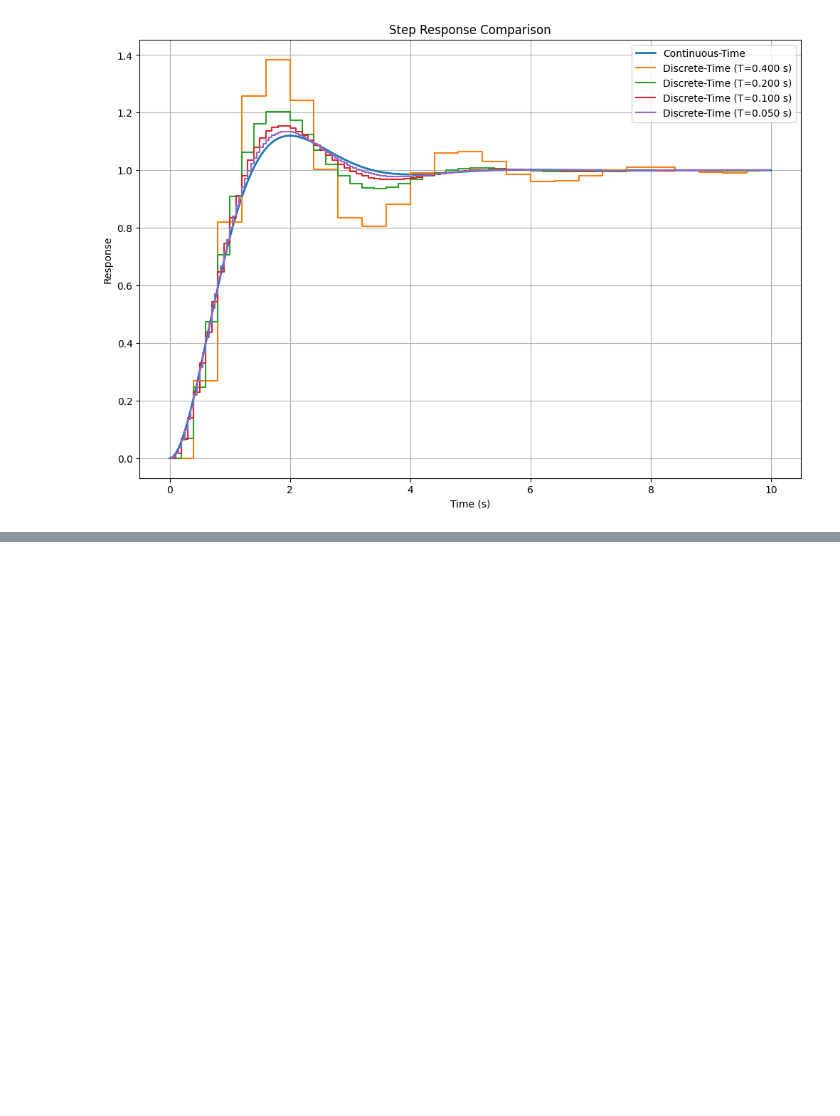
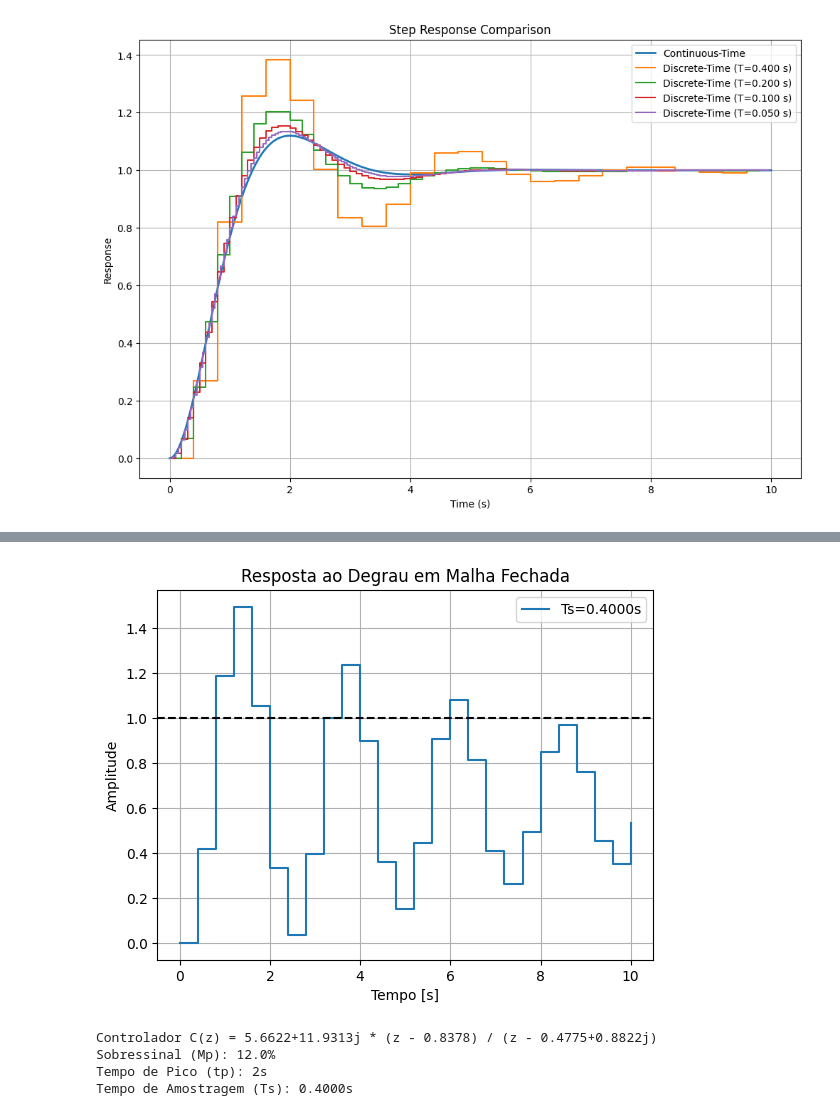
Before and after one commit to gianvstheworld/digital_control, a Jupyter notebook: frequency_controlers/controllers_1.ipynb, the cells around one changed output, grey strips where cells are left out. Cells and saved outputs as stored; diff of their text form; code cells hidden in the pictures; blank space fills up the shorter version.

```diff
--- a/frequency_controlers/controllers.ipynb
+++ b/frequency_controlers/controllers_1.ipynb
@@ -684,0 +868,28 @@ SteadyStateValue: 0.9999242891031912
+# %%
+# Simular a resposta ao degrau
+t = np.arange(0, 10 + Ts, Ts)
+tout, yout = dstep(Gfd, t=t)
+yout = np.squeeze(yout)
+
+# Plotar a resposta ao degrau
+plt.figure()
+plt.step(tout, yout, where='post', label=f'Ts={Ts:.4f}s')
+plt.axhline(1, color='black', linestyle='--')
+plt.title('Resposta ao Degrau em Malha Fechada')
+plt.xlabel('Tempo [s]')
+plt.ylabel('Amplitude')
+plt.legend()
+plt.grid()
+plt.show()
+
+# Imprimir os parâmetros do controlador e especificações
+print(f"Controlador C(z) = {K:.4f} * (z - {a:.4f}) / (z - {b:.4f})")
+print(f"Sobressinal (Mp): {Mp*100:.1f}%")
+print(f"Tempo de Pico (tp): {tp}s")
+print(f"Tempo de Amostragem (Ts): {Ts:.4f}s")
+# %% [output]
+[figure, added]
+Controlador C(z) = 5.6622+11.9313j * (z - 0.8378) / (z - 0.4775+0.8822j)
+Sobressinal (Mp): 12.0%
+Tempo de Pico (tp): 2s
+Tempo de Amostragem (Ts): 0.4000s
```
Also changed, not shown: parts of 7 cells of this notebook, 2 other files.
